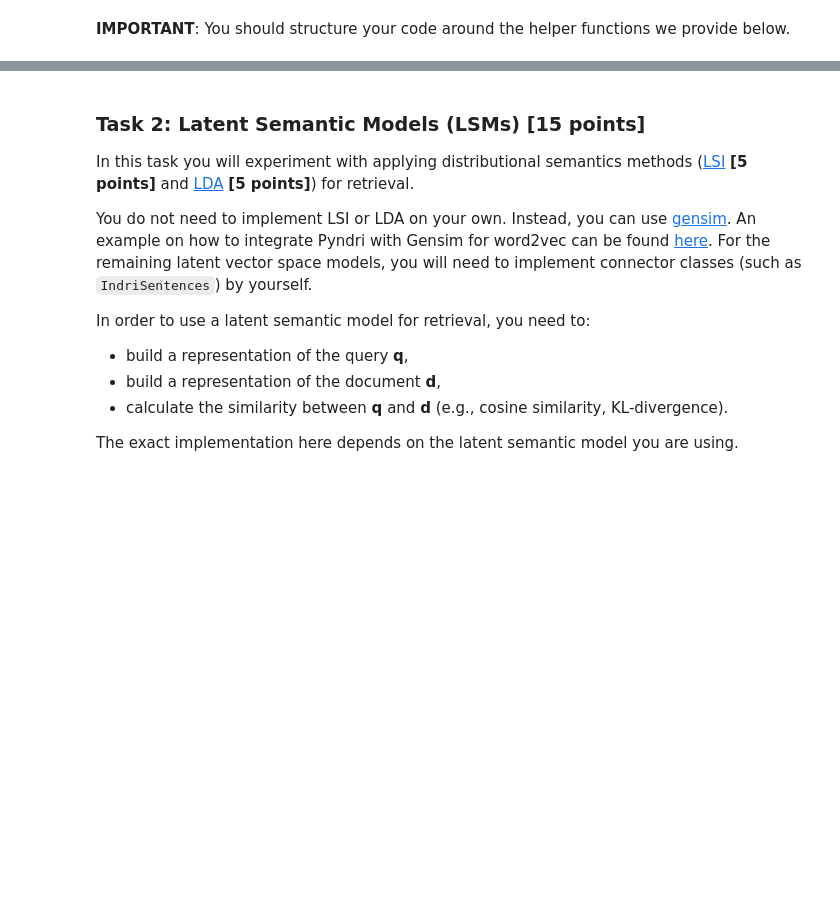
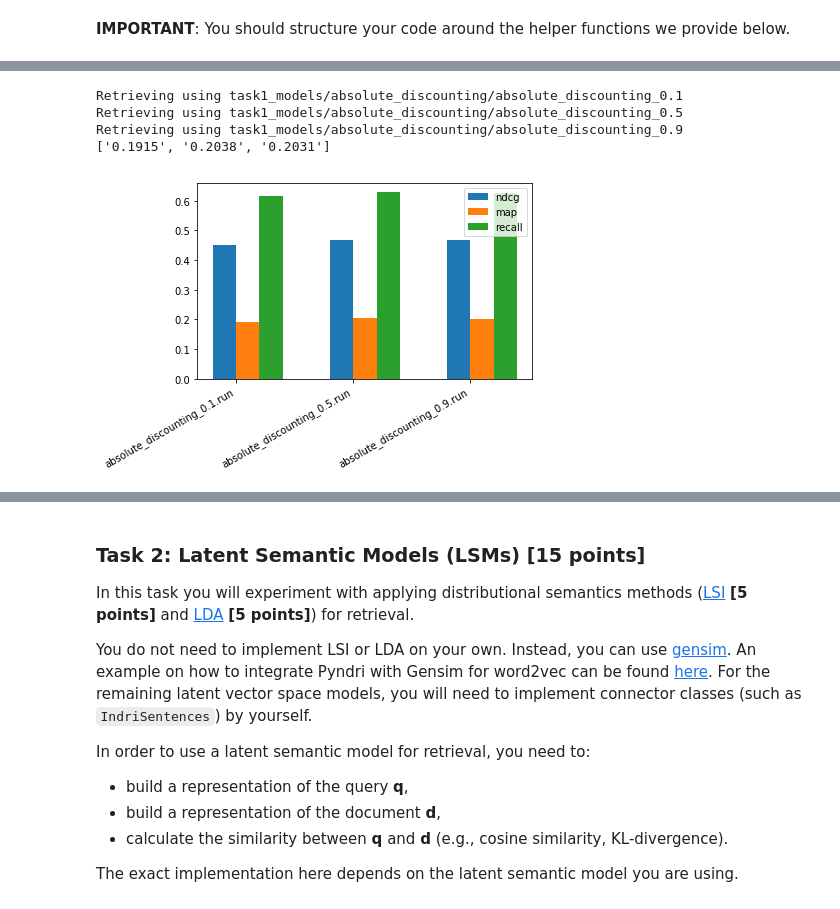
Before and after one commit to Poezedoez/IR1, a Jupyter notebook: hw2/assignment.ipynb, the cells around one changed output, grey strips where cells are left out. Saved outputs shown, nothing was run; the diff lists cells and outputs as text; code cells hidden in the pictures; blank space fills up the shorter version.

```diff
--- a/hw2/assignment.ipynb
+++ b/hw2/assignment.ipynb
@@ -422,16 +444,24 @@ Retrieving using bm25
 # %%
-from functools import reduce
-
-def product(array):
-    return reduce(lambda x, y: x * y, array)
-
-def jelinek_mercer(int_document_id, query_term_id, l=1):
+def absolute_discounting(int_document_id, query_term_id, kwargs):
+    delta = kwargs['d']
     term_frequency = inverted_index[query_term_id].get(int_document_id, 0)
     doc_length = document_lengths[int_document_id]
     if doc_length == 0:
         return 0
     collection_frequency = collection_frequencies[query_term_id]
-    return np.log(l * (term_frequency / doc_length) + (1 - l) * (collection_frequency / total_terms))
+    return np.log((max(term_frequency-delta, 0) / doc_length
+                  + ((delta * unique_terms_per_document[int_document_id]))
+                  / doc_length * (collection_frequency / total_terms)))
 
-run_retrieval('jelinek_mercer', jelinek_mercer)
+deltas = [0.1, 0.5, 0.9]
+for d in deltas:
+    run_retrieval('task1_models/absolute_discounting/absolute_discounting_{0}'.format(d), absolute_discounting, d=d)
+
+plot('./task1_models/absolute_discounting/')
+# %% [output]
+Retrieving using task1_models/absolute_discounting/absolute_discounting_0.1
+Retrieving using task1_models/absolute_discounting/absolute_discounting_0.5
+Retrieving using task1_models/absolute_discounting/absolute_discounting_0.9
+['0.1915', '0.2038', '0.2031']
+[figure, added]
 # %%
```
Also changed, not shown: parts of 15 cells of this notebook.
